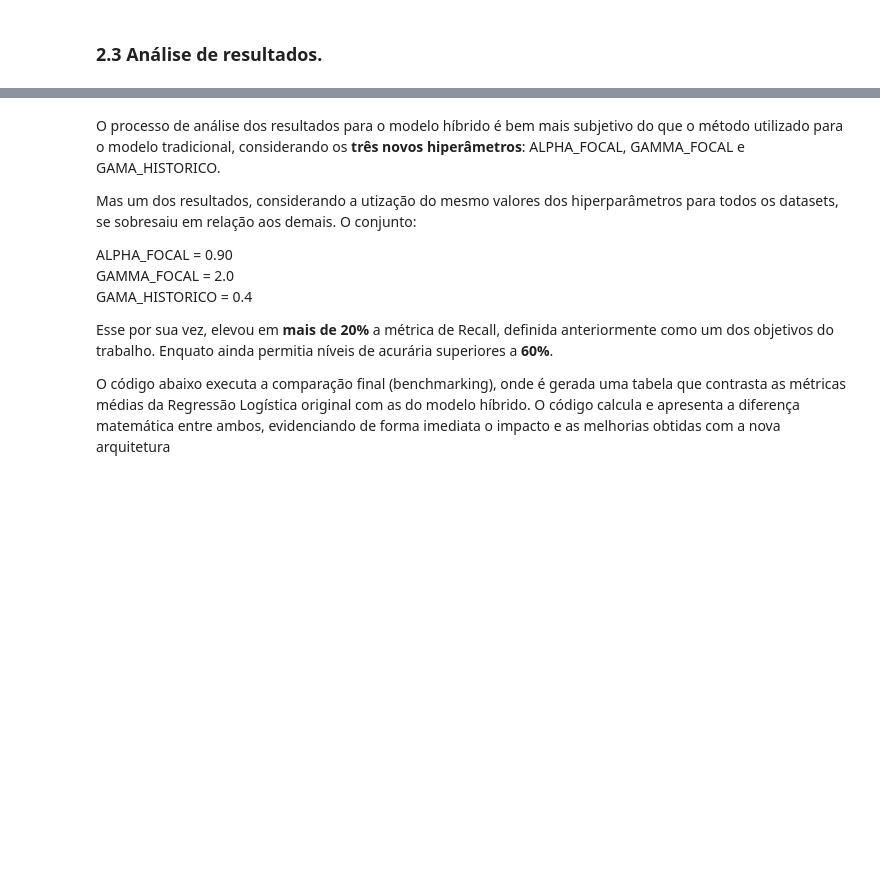
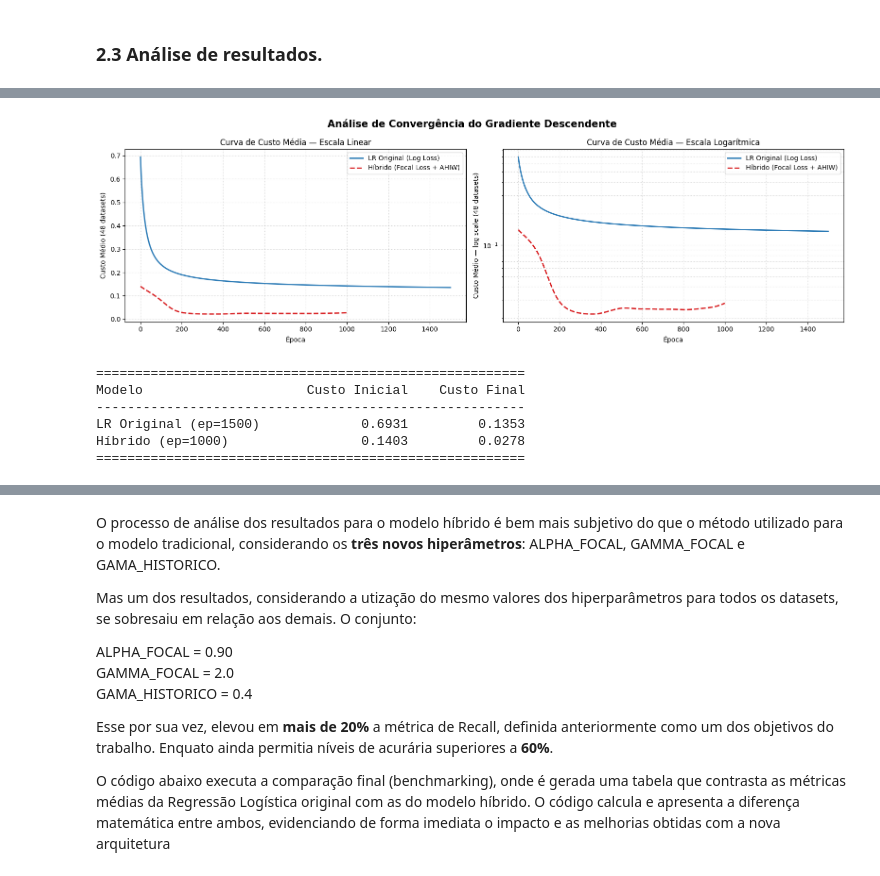
Before and after one commit to Aly-Filho/ml1-assignment, a Jupyter notebook: amanda/final_submission.ipynb, the cells around one changed output, grey strips where cells are left out. Drawn from its saved outputs; the diff is of its cells as text; code cells hidden in the pictures; blank space fills up the shorter version.

Commit message:
Loss graphs

```diff
--- a/amanda/final_submission.ipynb
+++ b/amanda/final_submission.ipynb
@@ -1141,18 +1136,21 @@ GAMA_HISTORICO = 0.4 #Incredible Results for: 0.4, 0.5, 1.0.
 
 todos_os_pesos_hibrido = []
 todos_os_bias_hibrido  = []
+todos_os_historicos_hibrido = []
+
 
 for i in range(len(X_treinos)):
-    pesos_h, bias_h, _ = treinar_lr_hibrida(
-        X_treinos[i], y_treinos[i],
-        alpha_lr       = ALPHA_LR,
-        epocas         = EPOCAS,
-        alpha_focal    = ALPHA_FOCAL,
-        gamma_focal    = GAMMA_FOCAL,
-        gama_historico = GAMA_HISTORICO
-    )
+    pesos_h, bias_h, hist_h = treinar_lr_hibrida(
+    X_treinos[i], y_treinos[i],
+    alpha_lr       = ALPHA_LR,
+    epocas         = EPOCAS,
+    alpha_focal    = ALPHA_FOCAL,
+    gamma_focal    = GAMMA_FOCAL,
+    gama_historico = GAMA_HISTORICO
+)
     todos_os_pesos_hibrido.append(pesos_h)
     todos_os_bias_hibrido.append(bias_h)
+    todos_os_historicos_hibrido.append(hist_h)  # NOVO
 
 print(f"Treinamento híbrido concluído! {len(todos_os_pesos_hibrido)} modelos treinados.")
 # %% [output]
@@ -1232,0 +1244,48 @@ Média AUC-ROC:   0.7922
+# %%
+epocas_orig   = np.arange(1, len(todos_os_historicos[0]) + 1)
+epocas_hibrid = np.arange(1, len(todos_os_historicos_hibrido[0]) + 1)
+
+media_custo_original = np.mean(todos_os_historicos, axis=0)
+media_custo_hibrido  = np.mean(todos_os_historicos_hibrido, axis=0)
+
+fig, axes = plt.subplots(1, 2, figsize=(16, 5))
+fig.suptitle('Análise de Convergência do Gradiente Descendente', fontsize=15, fontweight='bold')
+
+# --- Gráfico 1: Escala linear ---
+axes[0].plot(epocas_orig,   media_custo_original, color='#2c7bb6', linewidth=2, label='LR Original (Log Loss)')
+axes[0].plot(epocas_hibrid, media_custo_hibrido,  color='#d7191c', linewidth=2, label='Híbrido (Focal Loss + AHIW)', linestyle='--')
+axes[0].set_title('Curva de Custo Média — Escala Linear')
+axes[0].set_xlabel('Época')
+axes[0].set_ylabel('Custo Médio (48 datasets)')
+axes[0].legend()
+axes[0].grid(True, linestyle=':', alpha=0.6)
+
+# --- Gráfico 2: Escala logarítmica ---
+axes[1].plot(epocas_orig,   media_custo_original, color='#2c7bb6', linewidth=2, label='LR Original (Log Loss)')
+axes[1].plot(epocas_hibrid, media_custo_hibrido,  color='#d7191c', linewidth=2, label='Híbrido (Focal Loss + AHIW)', linestyle='--')
+axes[1].set_yscale('log')
+axes[1].set_title('Curva de Custo Média — Escala Logarítmica')
+axes[1].set_xlabel('Época')
+axes[1].set_ylabel('Custo Médio — log scale (48 datasets)')
+axes[1].legend()
+axes[1].grid(True, which='both', linestyle=':', alpha=0.6)
+
+plt.tight_layout()
+plt.show()
+
+n_orig   = len(todos_os_historicos[0])
+n_hibrid = len(todos_os_historicos_hibrido[0])
+print("=" * 55)
+print(f"{'Modelo':<25} {'Custo Inicial':>14} {'Custo Final':>14}")
+print("-" * 55)
+print(f"{'LR Original (ep=' + str(n_orig) + ')':<25} {media_custo_original[0]:>14.4f} {media_custo_original[-1]:>14.4f}")
+print(f"{'Híbrido (ep=' + str(n_hibrid) + ')':<25} {media_custo_hibrido[0]:>14.4f} {media_custo_hibrido[-1]:>14.4f}")
+print("=" * 55)
+# %% [output]
+[figure, added]
+=======================================================
+Modelo                     Custo Inicial    Custo Final
+-------------------------------------------------------
+LR Original (ep=1500)             0.6931         0.1353
+Híbrido (ep=1000)                 0.1403         0.0278
+=======================================================
```
Also changed, not shown: parts of 9 cells of this notebook.
